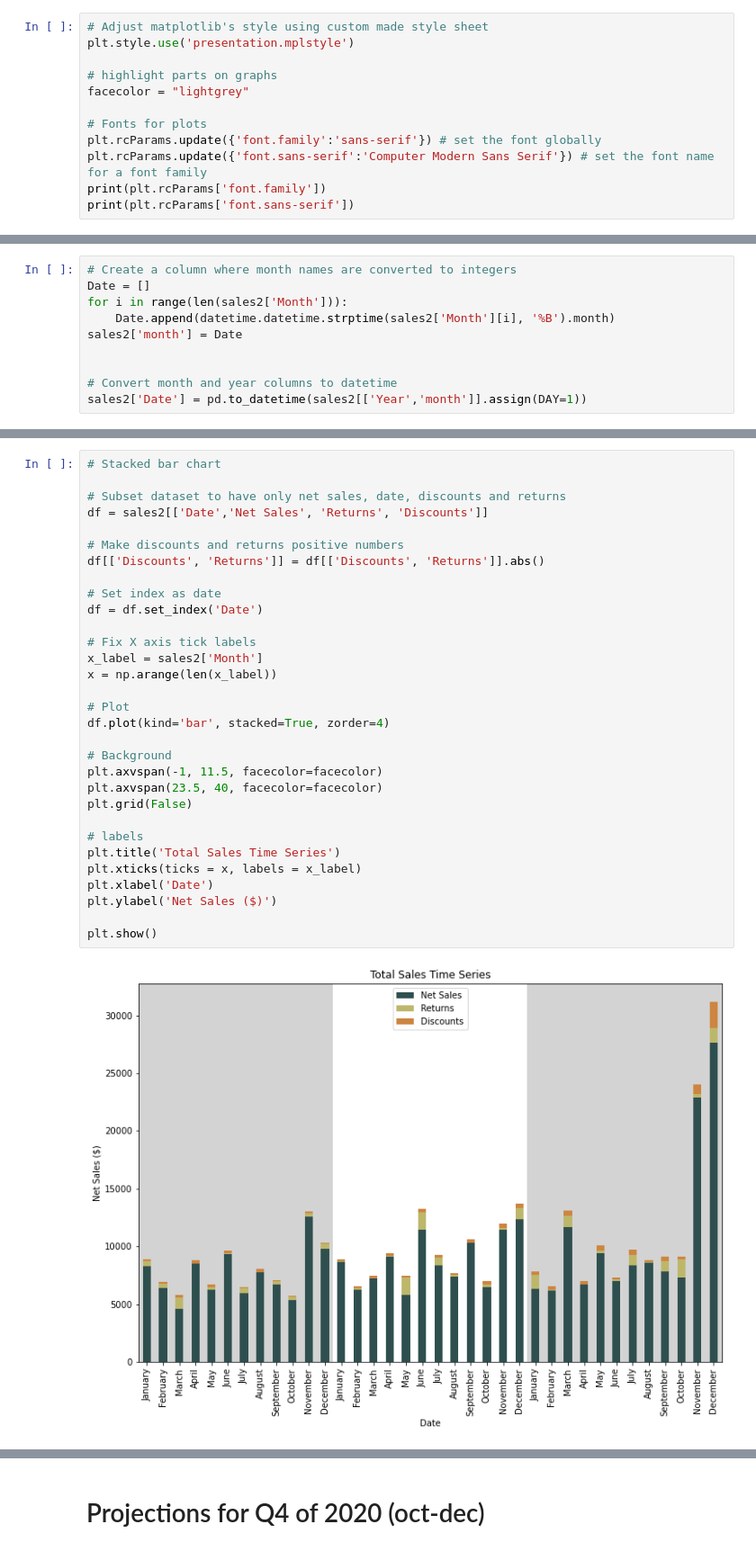
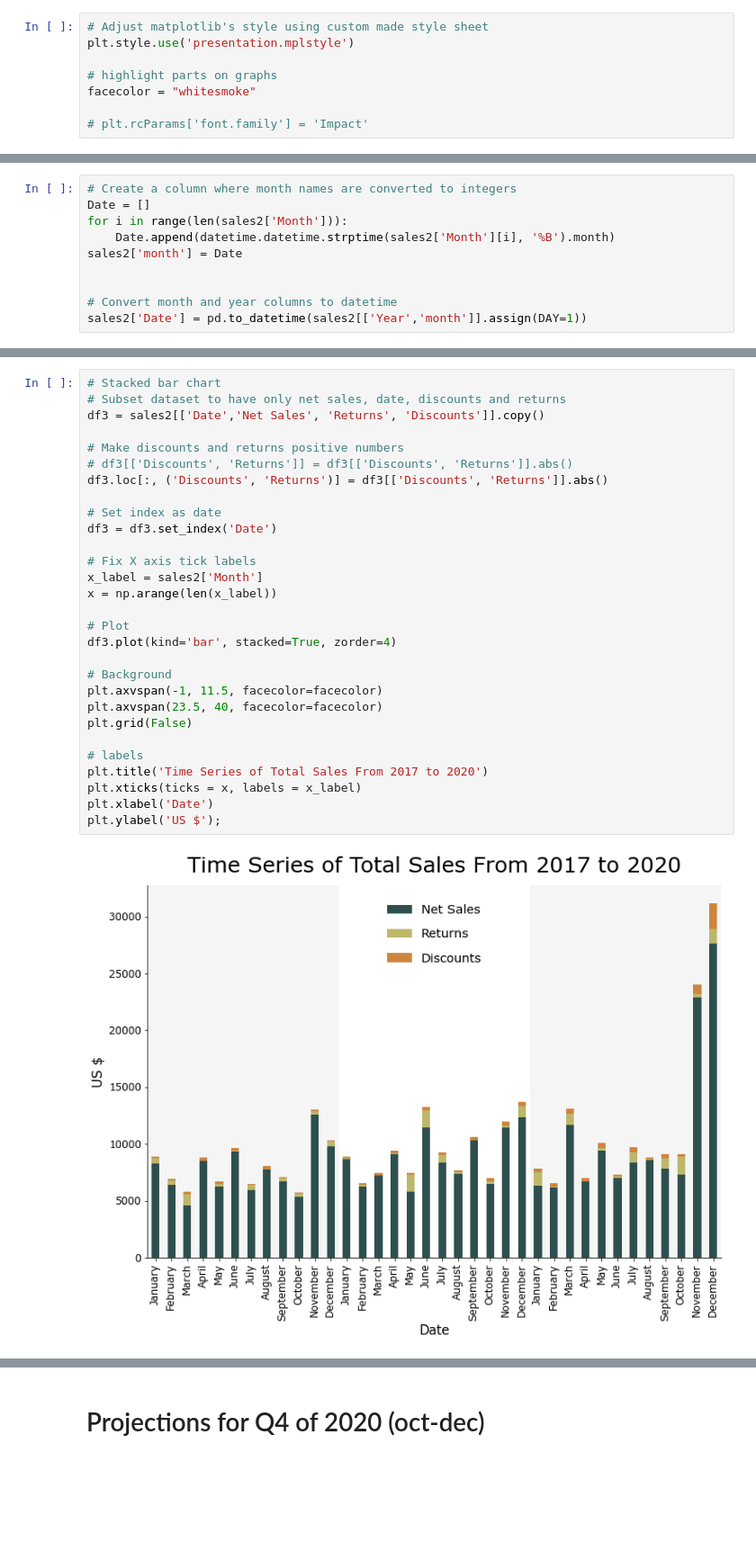
Before and after one commit to tuebolo/online_business_sales, a Jupyter notebook: analysis.ipynb, the cells around one changed output, grey strips where cells are left out. Shown: that part at 90% size. Cells and saved outputs as stored; diff of their text form; blank space fills up the shorter version.

Commit message:
add new styling to style sheet for graph aesthetics. Create bar graph looking at effect of month and year on net sales, returns and discounts

```diff
--- a/analysis.ipynb
+++ b/analysis.ipynb
@@ -23,10 +22,6 @@ from cycler import cycler
 plt.style.use('presentation.mplstyle')
 
 # highlight parts on graphs
-facecolor = "lightgrey"
+facecolor = "whitesmoke"
 
-# Fonts for plots
-plt.rcParams.update({'font.family':'sans-serif'}) # set the font globally
-plt.rcParams.update({'font.sans-serif':'Computer Modern Sans Serif'}) # set the font name for a font family
-print(plt.rcParams['font.family'])
-print(plt.rcParams['font.sans-serif'])
+# plt.rcParams['font.family'] = 'Impact'
@@ -230,33 +226,31 @@ plt.show()
 # %%
 # Stacked bar chart
-
 # Subset dataset to have only net sales, date, discounts and returns
-df = sales2[['Date','Net Sales', 'Returns', 'Discounts']]
+df3 = sales2[['Date','Net Sales', 'Returns', 'Discounts']].copy()
 
 # Make discounts and returns positive numbers
-df[['Discounts', 'Returns']] = df[['Discounts', 'Returns']].abs()
+# df3[['Discounts', 'Returns']] = df3[['Discounts', 'Returns']].abs()
+df3.loc[:, ('Discounts', 'Returns')] = df3[['Discounts', 'Returns']].abs()
 
 # Set index as date
-df = df.set_index('Date')
+df3 = df3.set_index('Date')
 
 # Fix X axis tick labels
 x_label = sales2['Month']
 x = np.arange(len(x_label))
 
 # Plot
-df.plot(kind='bar', stacked=True, zorder=4)
+df3.plot(kind='bar', stacked=True, zorder=4)
 
 # Background
 plt.axvspan(-1, 11.5, facecolor=facecolor)
 plt.axvspan(23.5, 40, facecolor=facecolor)
 plt.grid(False)
 
 # labels
-plt.title('Total Sales Time Series')
+plt.title('Time Series of Total Sales From 2017 to 2020')
 plt.xticks(ticks = x, labels = x_label)
 plt.xlabel('Date')
-plt.ylabel('Net Sales ($)')
-
-plt.show()
+plt.ylabel('US $');
 # %% [output]
-[figure, old version]
+[figure, new version]
```
Also changed, not shown: parts of 25 cells of this notebook.
